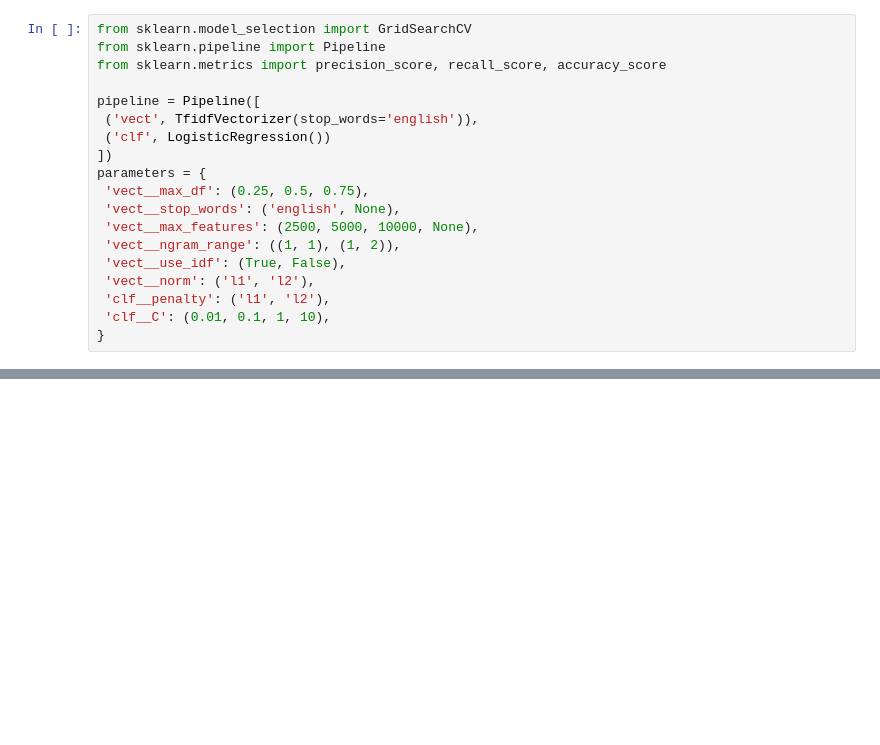
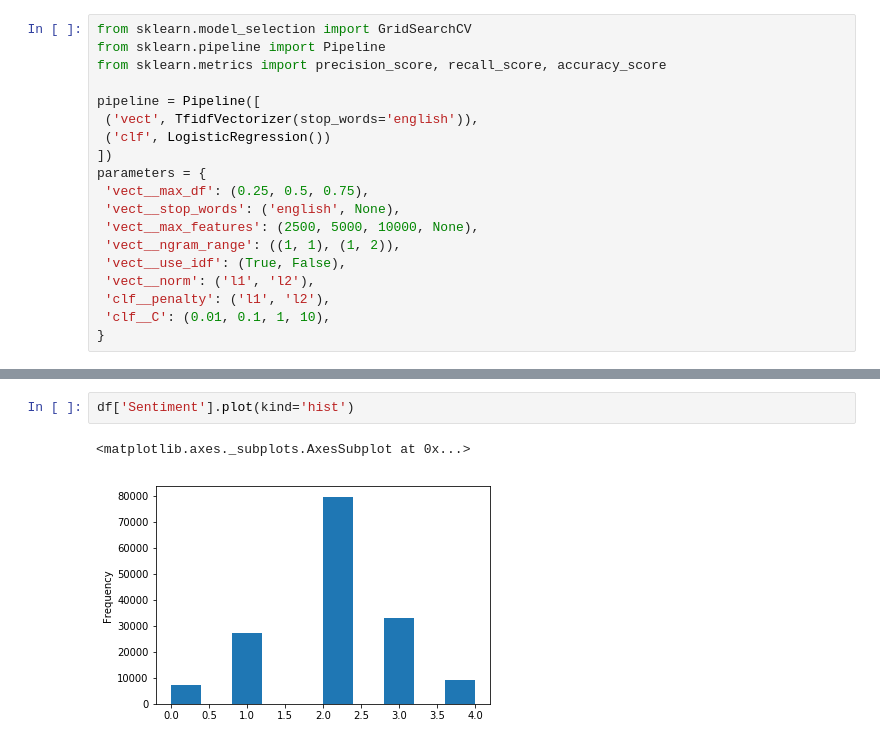
Before and after one commit to cjherman6/GLMs, a Jupyter notebook: Logistic_Regressions.ipynb, the cells around one changed output, grey strips where cells are left out. Drawn from its saved outputs; the diff is of its cells as text; blank space fills up the shorter version.

```diff
--- a/Logistic_Regressions.ipynb
+++ b/Logistic_Regressions.ipynb
@@ -161,0 +275,5 @@ for param_name in sorted(parameters.keys()):
+# %%
+df['Sentiment'].plot(kind='hist')
+# %% [output]
+<matplotlib.axes._subplots.AxesSubplot at 0x...>
+[figure, added]
```
Also changed, not shown: parts of 30 cells of this notebook, 14 other files.
